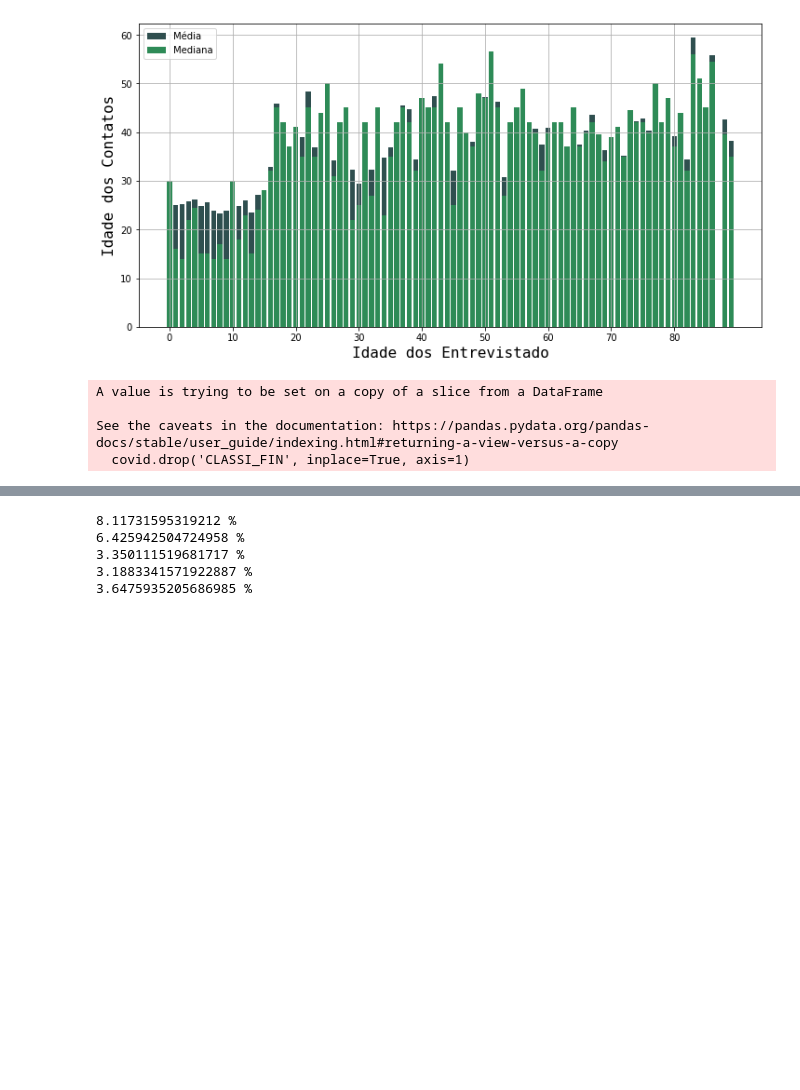
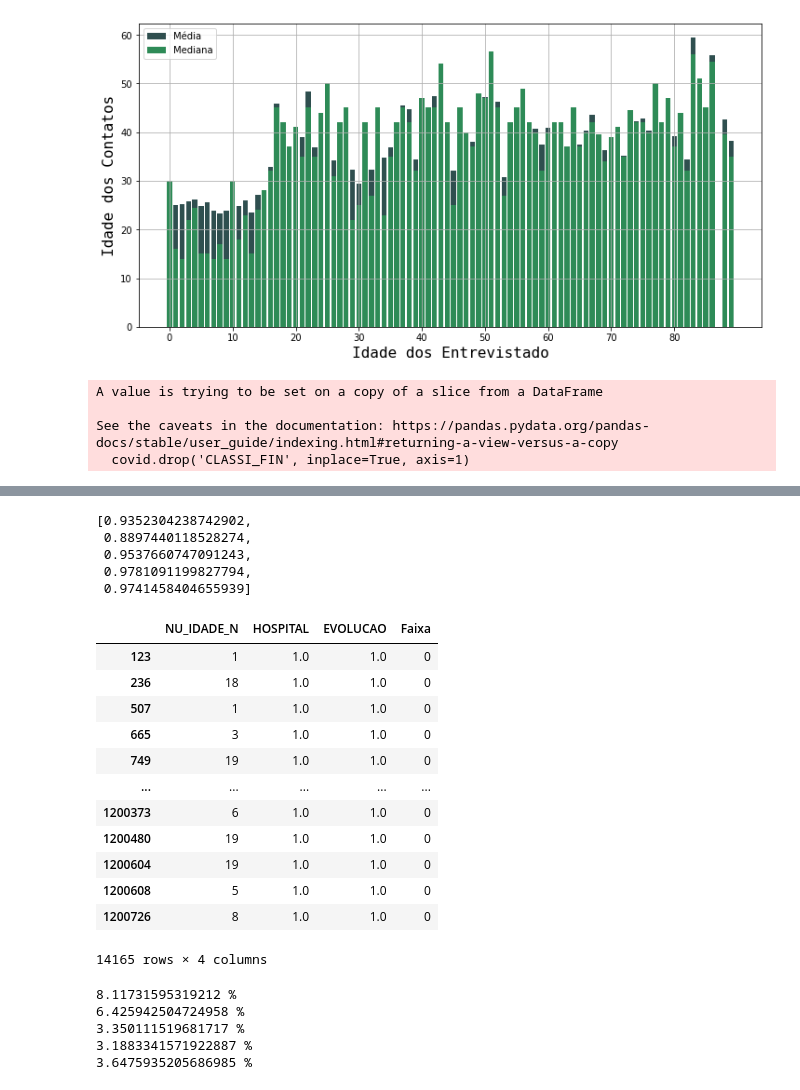
Before and after one commit to intcarlosmiguel/pesquisa_mestrado, a Jupyter notebook: main.ipynb, the cells around one changed output, grey strips where cells are left out. Saved outputs shown, nothing was run; the diff lists cells and outputs as text; code cells hidden in the pictures; blank space fills up the shorter version.

```diff
--- a/main.ipynb
+++ b/main.ipynb
@@ -195,3 +166,27 @@ covid
+# %%
+[covid[covid['Faixa'] == i][covid['HOSPITAL'] == 1].shape[0]/covid[covid["Faixa"] == i].shape[0] for i in range(5)]
+# %% [output]
+[0.9352304238742902,
+ 0.8897440118528274,
+ 0.9537660747091243,
+ 0.9781091199827794,
+ 0.9741458404655939]
+# %%
+covid[covid['Faixa'] == 0][covid['HOSPITAL'] == 1]
+# %% [output]
+|  | NU_IDADE_N | HOSPITAL | EVOLUCAO | Faixa |
+| 123 | 1 | 1.0 | 1.0 | 0 |
+| 236 | 18 | 1.0 | 1.0 | 0 |
+| 507 | 1 | 1.0 | 1.0 | 0 |
+| 665 | 3 | 1.0 | 1.0 | 0 |
+| 749 | 19 | 1.0 | 1.0 | 0 |
+| ... | ... | ... | ... | ... |
+| 1200373 | 6 | 1.0 | 1.0 | 0 |
+| 1200480 | 19 | 1.0 | 1.0 | 0 |
+| 1200604 | 19 | 1.0 | 1.0 | 0 |
+| 1200608 | 5 | 1.0 | 1.0 | 0 |
+| 1200726 | 8 | 1.0 | 1.0 | 0 |
+14165 rows × 4 columns
 # %%
 df = covid[covid['FEBRE'] == 2]
 df = df[df['TOSSE'] == 2]
```
Also changed, not shown: parts of 5 cells of this notebook, 22 other files.
